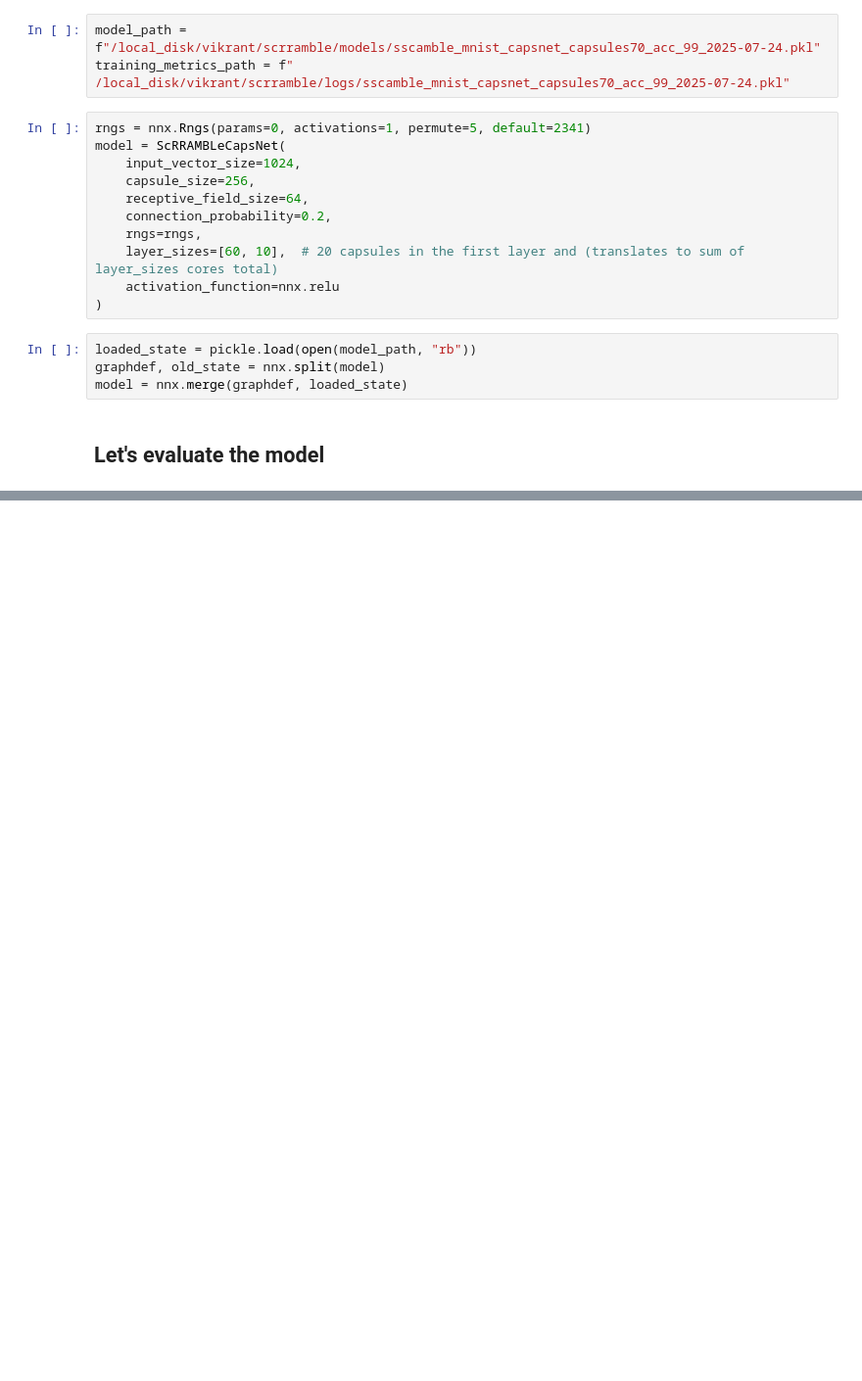
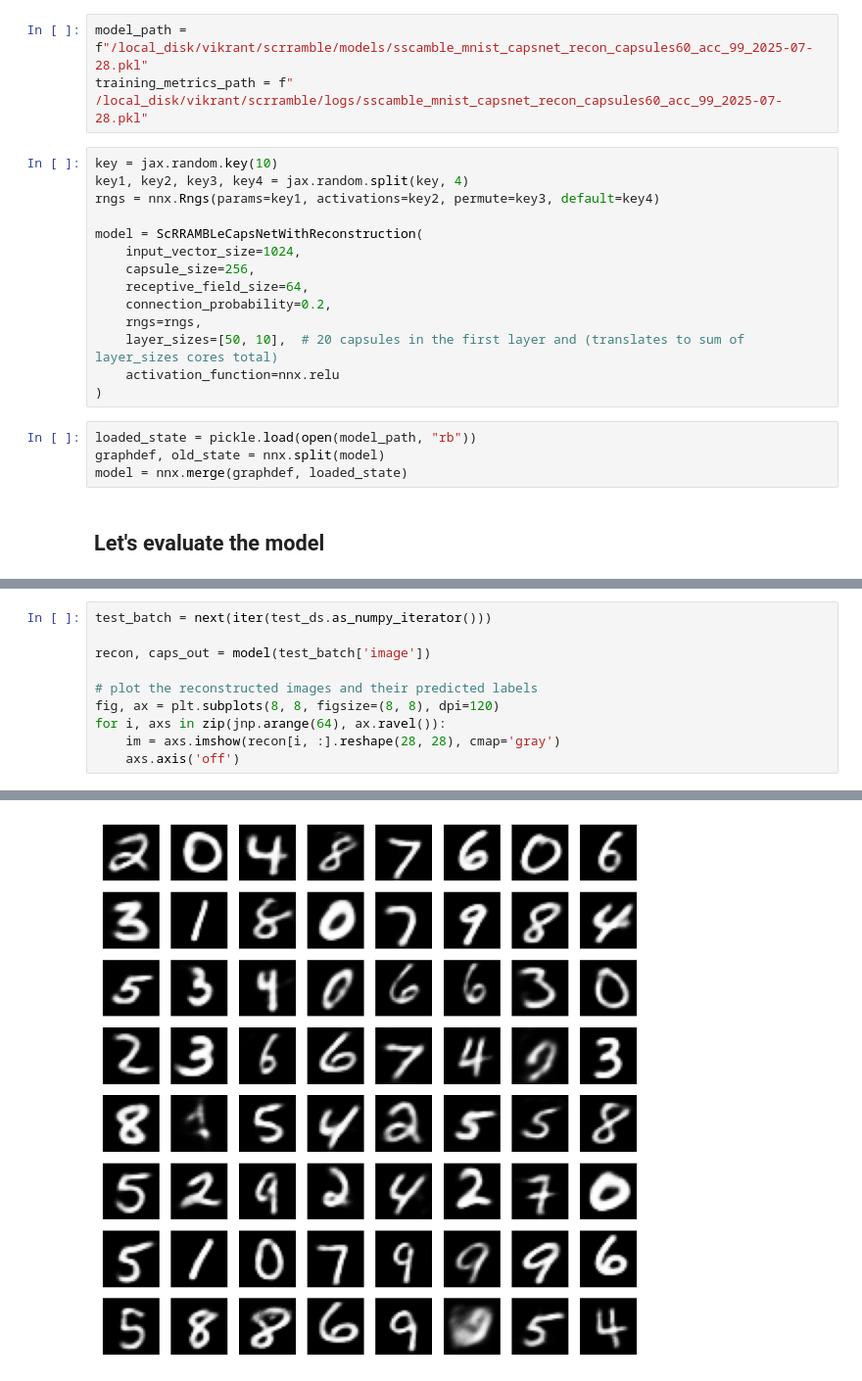
Before and after one commit to Integrated-Systems-Neuroengineering/scrramble, a Jupyter notebook: Notebooks/scrramble_mnist_recon.ipynb, the cells around one changed output, grey strips where cells are left out. Shown at 98% size. Saved outputs shown, nothing was run; the diff lists cells and outputs as text; blank space fills up the shorter version.

Commit message:
plotting inference from mnist recon

```diff
--- a/Notebooks/scrramble_mnist_recon.ipynb
+++ b/Notebooks/scrramble_mnist_recon.ipynb
@@ -135,17 +126,20 @@ class ReconstructionNetwork(nnx.Module):
 # %% [markdown]
 # Load the model from saved location
 # %%
-model_path = f"/local_disk/vikrant/scrramble/models/sscamble_mnist_capsnet_capsules70_acc_99_2025-07-24.pkl"
-training_metrics_path = f" /local_disk/vikrant/scrramble/logs/sscamble_mnist_capsnet_capsules70_acc_99_2025-07-24.pkl"
+model_path = f"/local_disk/vikrant/scrramble/models/sscamble_mnist_capsnet_recon_capsules60_acc_99_2025-07-28.pkl"
+training_metrics_path = f" /local_disk/vikrant/scrramble/logs/sscamble_mnist_capsnet_recon_capsules60_acc_99_2025-07-28.pkl"
 # %%
-rngs = nnx.Rngs(params=0, activations=1, permute=5, default=2341)
-model = ScRRAMBLeCapsNet(
+key = jax.random.key(10)
+key1, key2, key3, key4 = jax.random.split(key, 4)
+rngs = nnx.Rngs(params=key1, activations=key2, permute=key3, default=key4)
+
+model = ScRRAMBLeCapsNetWithReconstruction(
     input_vector_size=1024,
     capsule_size=256,
     receptive_field_size=64,
     connection_probability=0.2,
     rngs=rngs,
-    layer_sizes=[60, 10],  # 20 capsules in the first layer and (translates to sum of layer_sizes cores total)
+    layer_sizes=[50, 10],  # 20 capsules in the first layer and (translates to sum of layer_sizes cores total)
     activation_function=nnx.relu
 )
 # %%
@@ -220,0 +217,11 @@ print(batch['label'][:10])  # Print the first 10 labels
+# %%
+test_batch = next(iter(test_ds.as_numpy_iterator()))
+
+recon, caps_out = model(test_batch['image'])
+
+# plot the reconstructed images and their predicted labels
+fig, ax = plt.subplots(8, 8, figsize=(8, 8), dpi=120)
+for i, axs in zip(jnp.arange(64), ax.ravel()):
+    im = axs.imshow(recon[i, :].reshape(28, 28), cmap='gray')
+    axs.axis('off')
+# %% [output]
@@ -220,0 +229 @@ print(batch['label'][:10])  # Print the first 10 labels
+[figure, added]
```
Also changed, not shown: parts of 12 cells of this notebook, 1 other file.
